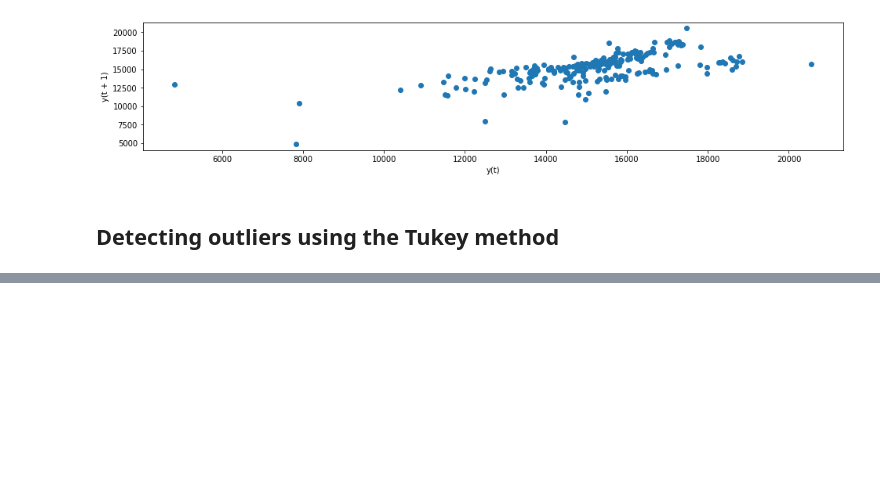
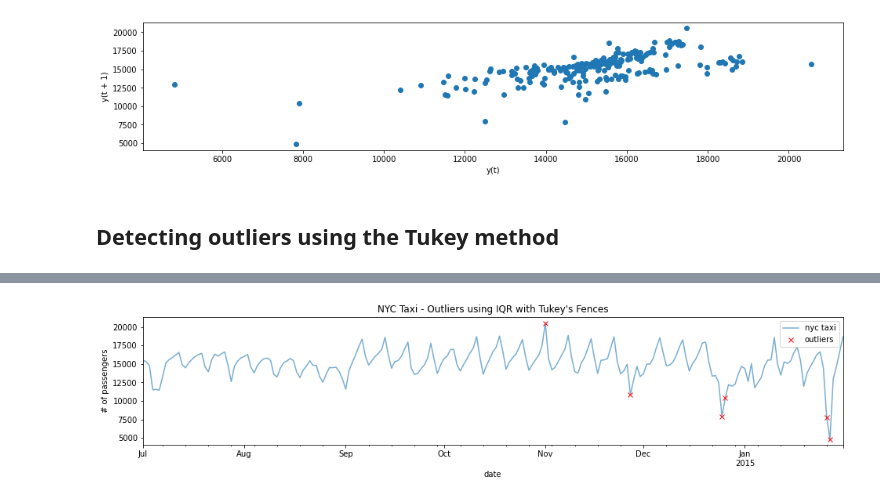
Before and after one commit to LaurbergMJ/TimeSeriesAnalysisWithPythonCookbook, a Jupyter notebook: Ch8.ipynb, the cells around one changed output, grey strips where cells are left out. Cells and saved outputs as stored; diff of their text form; code cells hidden in the pictures; blank space fills up the shorter version.

```diff
--- a/Ch8.ipynb
+++ b/Ch8.ipynb
@@ -274,0 +303,13 @@ lag_plot(tx)
+# %%
+# Calculate the IQR outliers
+
+def iqr_outliers(data):
+    q1, q3 = np.percentile(data ,[25, 75])
+    IQR = q3 - q1
+    lower_fence = q1 - (1.5 * IQR)
+    upper_fence = q3 + (1.5 * IQR)
+    return data[(data.value > upper_fence) | (data.value < lower_fence)]
+# %%
+# Test the function by passing the tx DataFrame
+outliers = iqr_outliers(tx)
+outliers
@@ -274,0 +325,5 @@ lag_plot(tx)
+# %%
+# Use the plot_outliers function defined earlier
+plot_outliers(outliers, tx, "Outliers using IQR with Tukey's Fences")
+# %% [output]
+[figure, added]
```
Also changed, not shown: parts of 26 cells of this notebook.
